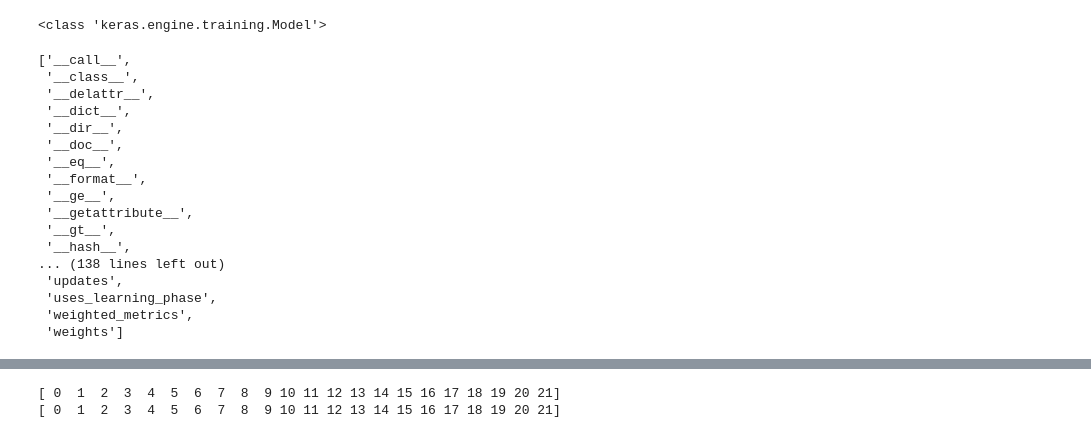
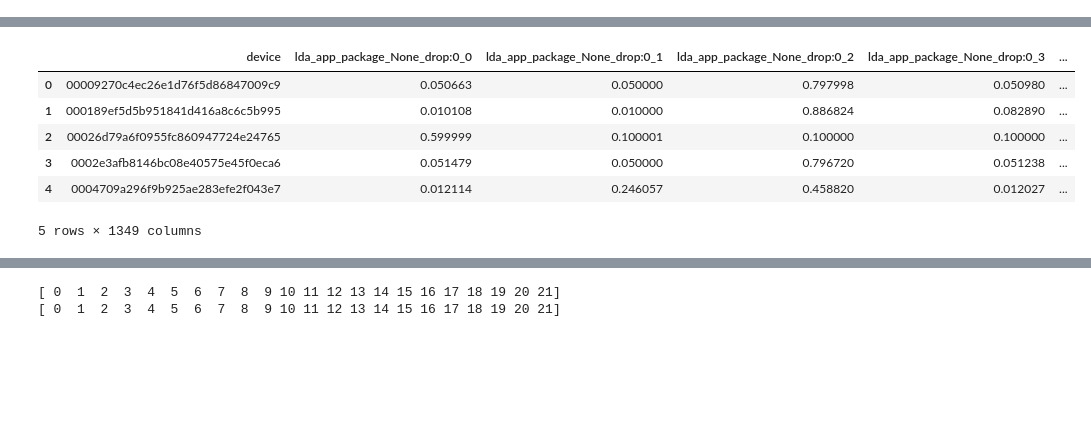
Before and after one commit to Flyfoxs/tinymind_sex_age, a Jupyter notebook: analysis.ipynb, the cells around one changed output, grey strips where cells are left out. Drawn from its saved outputs; the diff is of its cells as text; code cells hidden in the pictures; blank space fills up the shorter version.

```diff
--- a/analysis.ipynb
+++ b/analysis.ipynb
@@ -99,29 +1,15 @@ Epoch 00002: val_loss improved from 3.06844 to 3.04011, saving model to ./model/
-# %%
-
-from keras import models
-model_load = models.load_model(model_file)
-
-#
-
-print(type(model_load))
-
-dir(model_load)
-# %% [output]
-<class 'keras.engine.training.Model'>
-['__call__',
- '__class__',
- '__delattr__',
- '__dict__',
- '__dir__',
- '__doc__',
- '__eq__',
- '__format__',
- '__ge__',
- '__getattribute__',
- '__gt__',
- '__hash__',
-... (138 lines left out)
- 'updates',
- 'uses_learning_phase',
- 'weighted_metrics',
- 'weights']
+# %%
+from keras import Input, Model
+from keras.callbacks import ModelCheckpoint, ReduceLROnPlateau, EarlyStopping
+from keras.layers import Dropout, Dense
+from keras.optimizers import Adam
+from sklearn.model_selection import train_test_split
+
+import numpy as np
+import pandas as pd
+
+from tiny.util import attach_device_train_label, replace_invalid_filename_char, get_stable_feature
+from utils_.util_log import *
+tmp = get_stable_feature('1002')
+tmp.head()
+# %% [output]
@@ -127,0 +21,7 @@ dir(model_load)
+|  | device | lda_app_package_None_drop:0_0 | lda_app_package_None_drop:0_1 | lda_app_package_None_drop:0_2 | lda_app_package_None_drop:0_3 | ... |
+| 0 | 00009270c4ec26e1d76f5d86847009c9 | 0.050663 | 0.050000 | 0.797998 | 0.050980 | ... |
+| 1 | 000189ef5d5b951841d416a8c6c5b995 | 0.010108 | 0.010000 | 0.886824 | 0.082890 | ... |
+| 2 | 00026d79a6f0955fc860947724e24765 | 0.599999 | 0.100001 | 0.100000 | 0.100000 | ... |
+| 3 | 0002e3afb8146bc08e40575e45f0eca6 | 0.051479 | 0.050000 | 0.796720 | 0.051238 | ... |
+| 4 | 0004709a296f9b925ae283efe2f043e7 | 0.012114 | 0.246057 | 0.458820 | 0.012027 | ... |
+5 rows × 1349 columns
```
Also changed, not shown: parts of 4 cells of this notebook, 9 other files.
